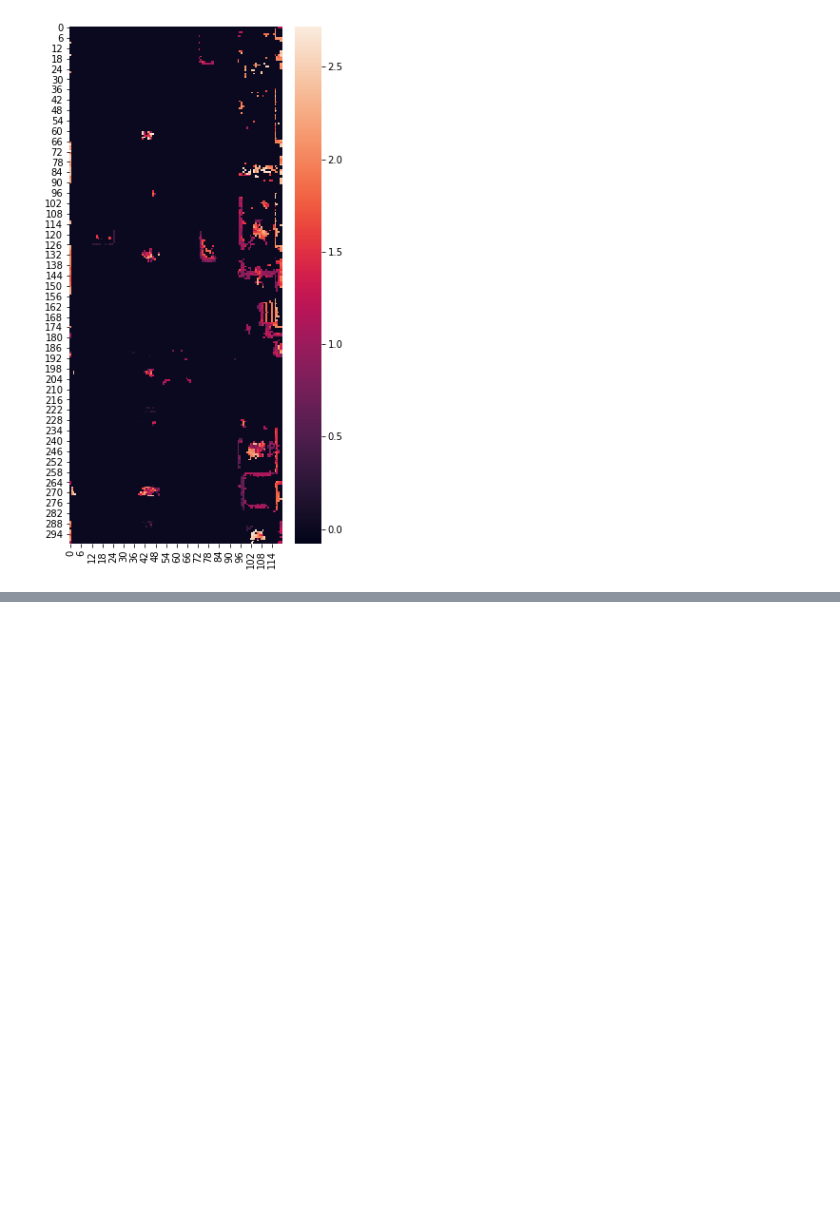
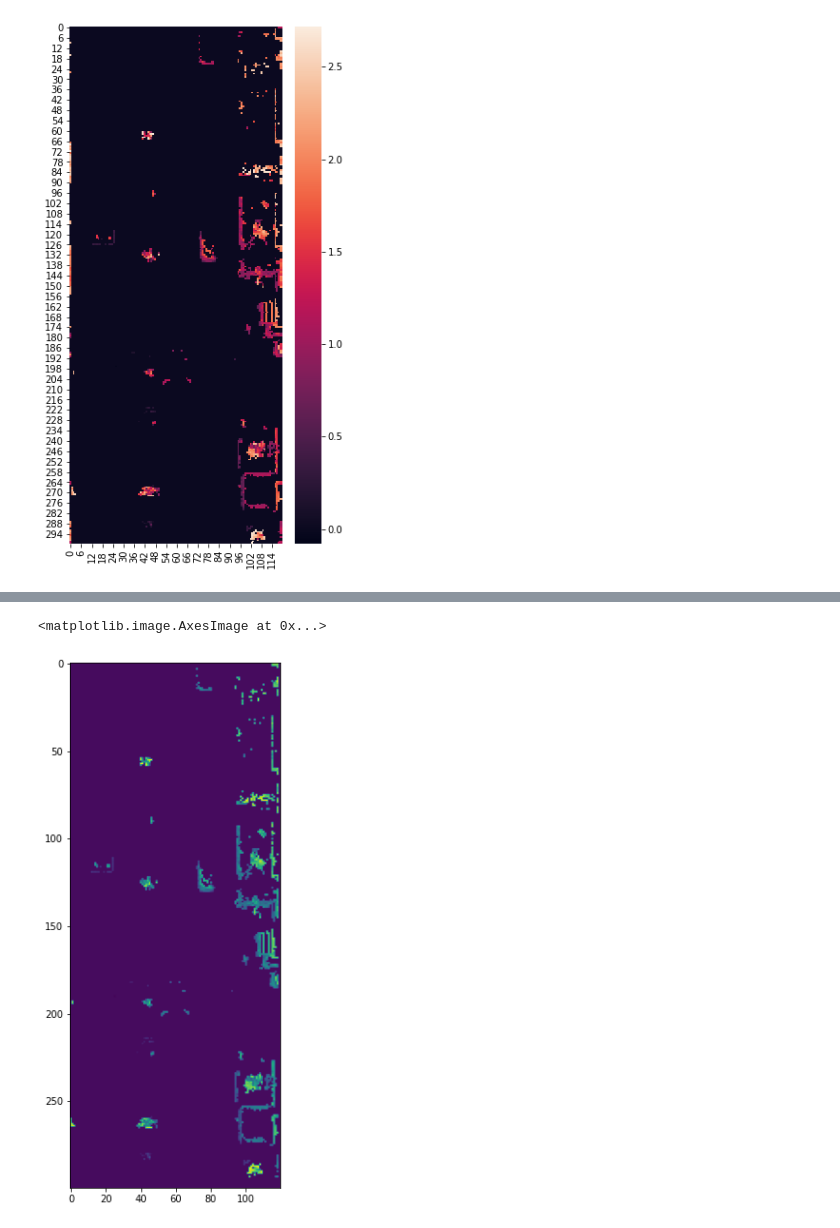
Before and after one commit to robertocaiwu/2.5DATMO, a Jupyter notebook: Velo2cam.ipynb, the cells around one changed output, grey strips where cells are left out. Cells and saved outputs as stored; diff of their text form; code cells hidden in the pictures; blank space fills up the shorter version.

Commit message:
Transform

```diff
--- a/Velo2cam.ipynb
+++ b/Velo2cam.ipynb
@@ -137,14 +133,17 @@ for f in range(1):
 # %%
-grid.grid = np.multiply(grid.object_grid, grid.grid_avg)
+# grid.grid = np.multiply(grid.object_grid, grid.grid_avg)
 sns.color_palette("flare", as_cmap=True)
 fig, ax2 = plt.subplots(1,1,figsize= (5,10))
 # ax2.invert_xaxis()
 # ax2.invert_yaxis()
 # ax.set_xlim(settings.cell_size_x, 0)  # decreasing time
 # ax.set_ylim(0,settings.cell_size_y)  # decreasing time
-sns.heatmap(ax=ax2, data=grid.grid)
+sns.heatmap(ax=ax2, data=history[0].grid)
 # plt.subplots(1,1, figsize = (10,10))
 # plt.imshow(grid.grid)
+
+# plt.subplots(1,1, figsize = (10,10))
+# plt.imshow(history[0].object_grid)
 # %% [output]
 <AxesSubplot:>
 [figure]
@@ -203,0 +150,12 @@ np.log(0.35/0.65)
+# %%
+
+
+print(history[0].t)
+print(history[0].R)
+print(history[0].grid_points.shape)
+rotated_points = history[0].R.dot(history[0].grid_points[:,:])
+# rotated_points
+for i in range(10):
+    print("0",history[0].grid_points[:,i])
+    print("1",rotated_points[:,i])
+    print("2",history[0].grid_points_transformed[:,i])
@@ -203,0 +190,58 @@ np.log(0.35/0.65)
+# %%
+untrasformed_points = np.zeros(history[0].grid_points.shape)
+# trasformed_points = np.zeros(history[0].grid_points.shape)
+
+R = history[1].R
+t = history[1].t
+# print(history[0].grid_points_transformed)
+# untrasformed_points = history[0].grid_points_transformed
+# untrasformed_points = np.asarray([history[0].grid_points_transformed[0,:] - t[0], \
+#                                   history[0].grid_points_transformed[1,:] - t[1], \
+#                                   history[0].grid_points_transformed[2,:] - t[2],])
+untrasformed_points = np.subtract(history[0].grid_points_transformed.T, t)
+untrasformed_points = R.T.dot(untrasformed_points.T)
+imz = history[0].grid.reshape(history[0].grid_size[0]*history[0].grid_size[1],)
+print(imz)
+# untrasformed_points = untrasformed_points.T
+untrasformed_points[2,:] = imz[:]
+
+
+
+idx_quantizized = np.floor([untrasformed_points[0,:]/grid.settings.cell_size_x, untrasformed_points[1,:]/grid.settings.cell_size_y])
+idx_quantizized_trans = [idx_quantizized[0,:] - grid.settings.grid_xb/grid.settings.cell_size_x, \
+                         idx_quantizized[1,:] - grid.settings.grid_yr/grid.settings.cell_size_y]
+
+
+untrasformed_points[0:2,:] = np.divide(untrasformed_points[0:2,:],np.tile([grid.settings.cell_size_x,grid.settings.cell_size_y],[36000,1]).T)
+untrasformed_points[0:2,:] =  np.floor(np.add(untrasformed_points[0:2,:],np.tile([-grid.settings.grid_xb/grid.settings.cell_size_x, -grid.settings.grid_yr/grid.settings.cell_size_y],[36000,1]).T))
+print(untrasformed_points.shape)
+for i in range(1000):
+#     print("0",history[0].grid_points[:,i])
+#     print("1",history[0].grid_points_transformed[:,i])
+#     print("2",idx_quantizized_trans[0][i], idx_quantizized_trans[1][i])
+#     print("3",trasformed_points[:,i])
+    print("4",untrasformed_points[:,i])
+
+valid_idx = np.logical_and(np.logical_and(untrasformed_points[0,:] >= 0 ,untrasformed_points[0,:] <= ((grid.settings.grid_xf - grid.settings.grid_xb) / grid.settings.cell_size_x - 1)), \
+                           np.logical_and(untrasformed_points[1,:] >= 0 ,untrasformed_points[1,:] <= ((grid.settings.grid_yl - grid.settings.grid_yr) / grid.settings.cell_size_y - 1)) )
+
+print(valid_idx, valid_idx.shape)
+# valid_idx = np.logical_not(valid_idx)
+valid_points = untrasformed_points[:,valid_idx]
+print(valid_points, valid_points.shape)
+transformed_grid =  np.zeros(grid.grid_size)
+print(transformed_grid.shape)
+for i in range(valid_points.shape[1]):
+#     print("0",idx_quantizized_trans[0][i],idx_quantizized_trans[1][i])
+
+    x = int(valid_points[0,i])
+    y = int(valid_points[1,i])
+    z = valid_points[2,i]
+#     print("1",x,y,z)
+#     if z != 0.:
+#         print("1",x,y,z)
+    transformed_grid[x, y] = z
+
+plt.subplots(1,1, figsize = (10,10))
+plt.imshow(transformed_grid)
+# %% [output]
@@ -203,0 +265,2 @@ np.log(0.35/0.65)
+<matplotlib.image.AxesImage at 0x...>
+[figure, added]
```
Also changed, not shown: parts of 10 cells of this notebook, 5 other files.
